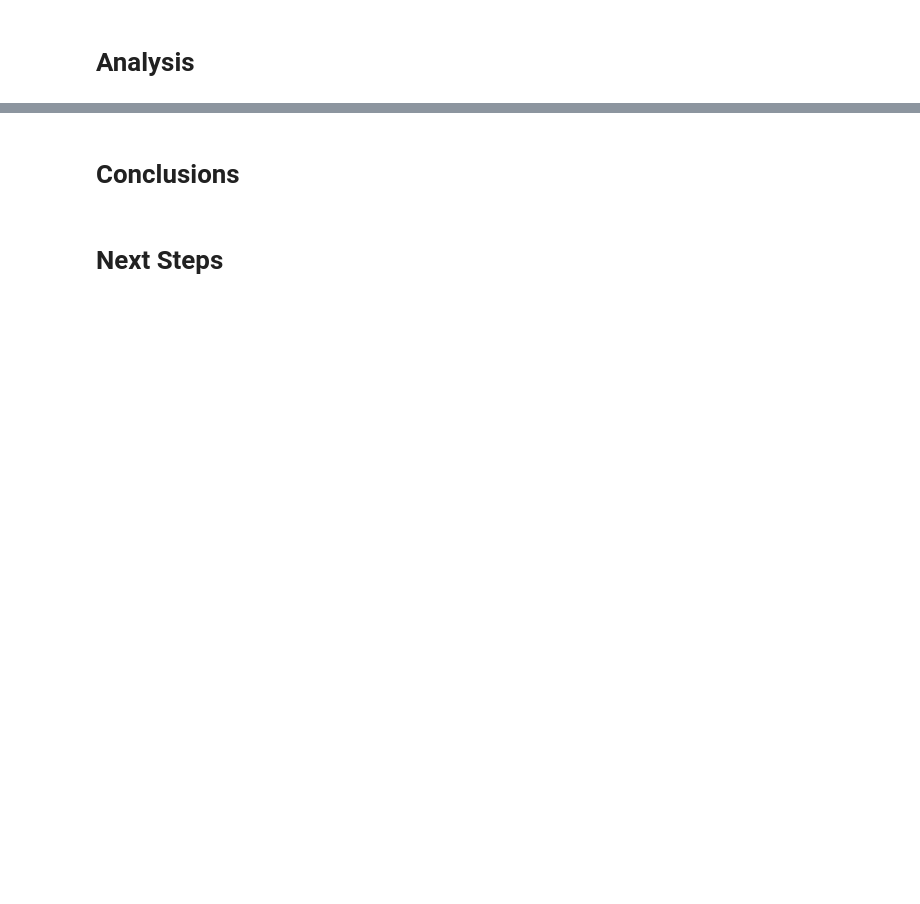
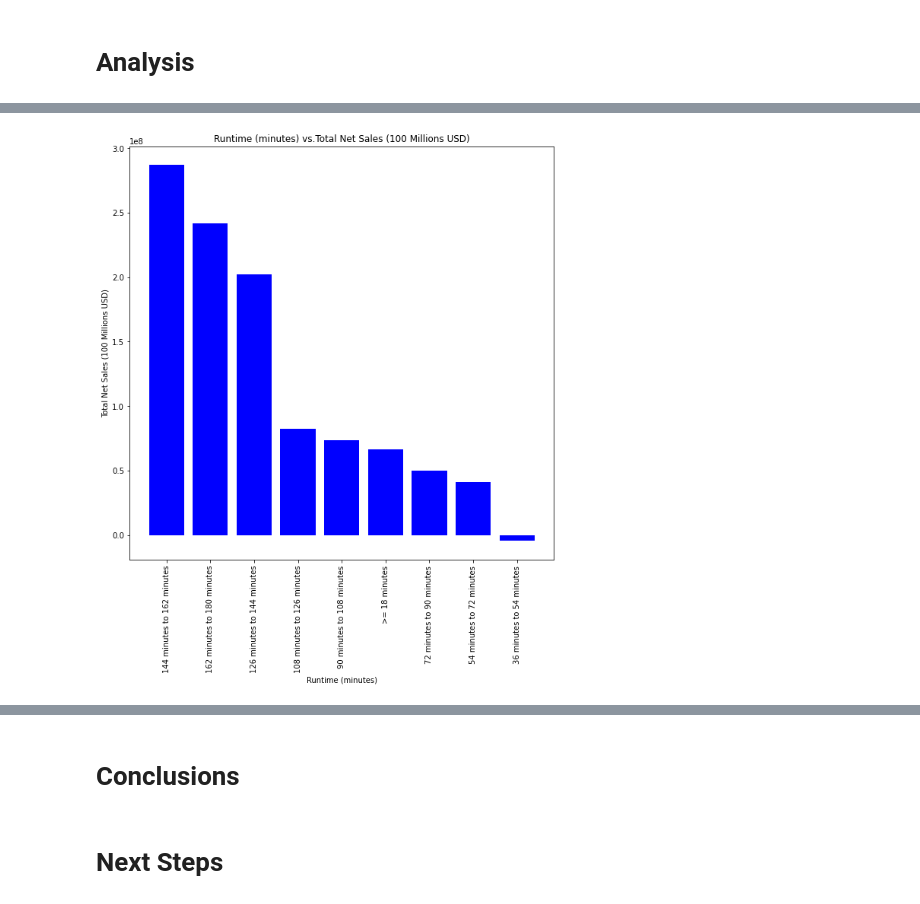
Before and after one commit to anita-camlic/Movie_Studio_Analysis, a Jupyter notebook: Movie Studio Analysis.ipynb, the cells around one changed output, grey strips where cells are left out. Cells and saved outputs as stored; diff of their text form; code cells hidden in the pictures; blank space fills up the shorter version.

```diff
--- a/Movie Studio Analysis.ipynb
+++ b/Movie Studio Analysis.ipynb
@@ -31,0 +372,40 @@ import matplotlib.pyplot as plt
+# %%
+#binning by standard deviation, which you can see above - 18 minutes
+
+def length(val):
+    if val <= 18:
+        return ">= 18 minutes"
+    elif (val > 18) and (val <= 36):
+        return "18 to 36 minutes"
+    elif(val > 36) and (val <= 54):
+        return "36 minutes to 54 minutes"
+    elif (val > 54) and (val <= 72):
+        return "54 minutes to 72 minutes"
+    elif (val > 72) and (val <= 90):
+        return "72 minutes to 90 minutes"
+    elif (val > 90) and (val <= 108):
+        return "90 minutes to 108 minutes"
+    elif (val > 108) and (val <= 126):
+        return "108 minutes to 126 minutes"
+    elif (val > 126) and (val <= 144):
+        return "126 minutes to 144 minutes"
+    elif (val > 144) and (val <= 162):
+        return "144 minutes to 162 minutes"
+    elif (val > 162) and (val <= 180):
+        return "162 minutes to 180 minutes"
+# %%
+# mapping runtime minutes to bins
+title_and_revenue_df['runtime_minutes_binned'] = title_and_revenue_df['runtime_minutes'].map(length)
+# %%
+new_df = title_and_revenue_df.groupby(by=['runtime_minutes_binned'],as_index=False).mean()
+new_df = new_df.sort_values(by='net_income',ascending=False)
+# %%
+#plot these bins
+fig,ax = plt.subplots(figsize = (10,10))
+ax.bar(new_df['runtime_minutes_binned'],new_df['net_income'],color='blue')
+ax.set_xlabel('Runtime (minutes)')
+ax.set_ylabel('Total Net Sales (100 Millions USD)')
+ax.set_title('Runtime (minutes) vs.Total Net Sales (100 Millions USD)')
+plt.xticks(rotation=90);
+# %% [output]
+[figure, added]
```
Also changed, not shown: parts of 57 cells of this notebook, 1 other file.
